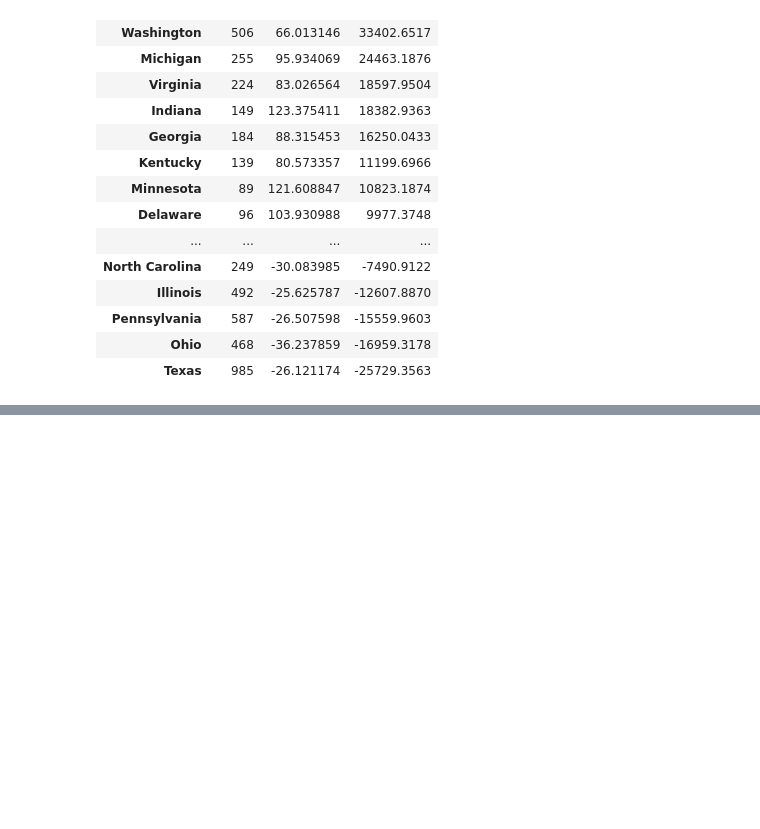
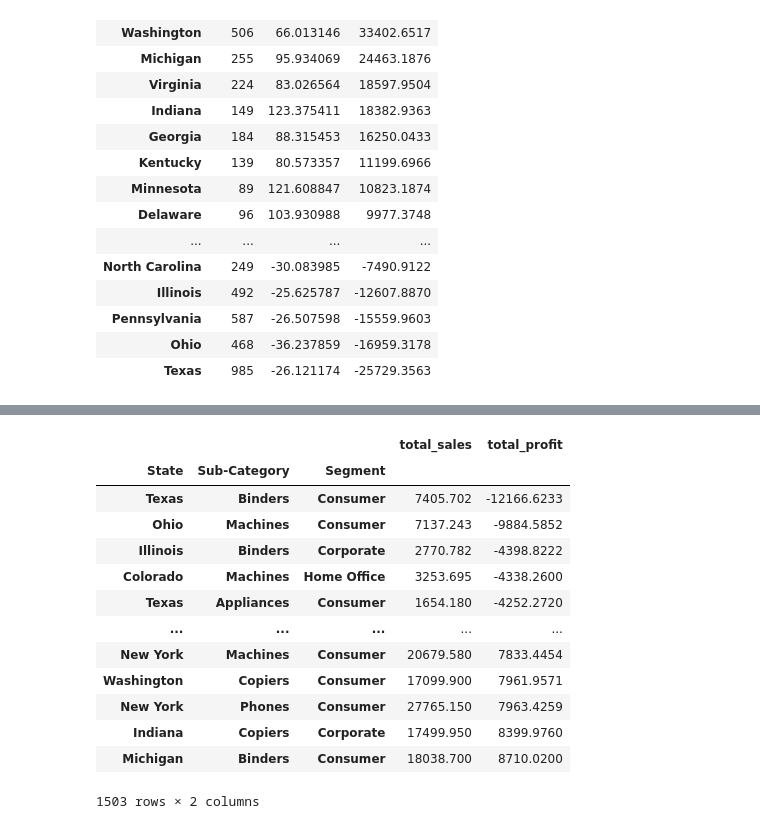
Before and after one commit to Sarthak653/eda-sales, a Jupyter notebook: eda.ipynb, the cells around one changed output, grey strips where cells are left out. Cells and saved outputs as stored; diff of their text form; code cells hidden in the pictures; blank space fills up the shorter version.

```diff
--- a/eda.ipynb
+++ b/eda.ipynb
@@ -933,0 +1180,26 @@ df.groupby("State")["Profit"].agg(["count", "mean", "sum"]).sort_values("sum", a
+# %%
+summary = (
+    df.groupby(["State", "Sub-Category", "Segment"])
+    .agg(
+        total_sales=("Sales", "sum"),
+        total_profit=("Profit", "sum")
+    )
+    .sort_values("total_profit")
+)
+
+summary
+# %% [output]
+|  |  |  | total_sales | total_profit |
+| State | Sub-Category | Segment |  |  |
+| Texas | Binders | Consumer | 7405.702 | -12166.6233 |
+| Ohio | Machines | Consumer | 7137.243 | -9884.5852 |
+| Illinois | Binders | Corporate | 2770.782 | -4398.8222 |
+| Colorado | Machines | Home Office | 3253.695 | -4338.2600 |
+| Texas | Appliances | Consumer | 1654.180 | -4252.2720 |
+| ... | ... | ... | ... | ... |
+| New York | Machines | Consumer | 20679.580 | 7833.4454 |
+| Washington | Copiers | Consumer | 17099.900 | 7961.9571 |
+| New York | Phones | Consumer | 27765.150 | 7963.4259 |
+| Indiana | Copiers | Corporate | 17499.950 | 8399.9760 |
+| Michigan | Binders | Consumer | 18038.700 | 8710.0200 |
+1503 rows × 2 columns
```
Also changed, not shown: parts of 20 cells of this notebook.
